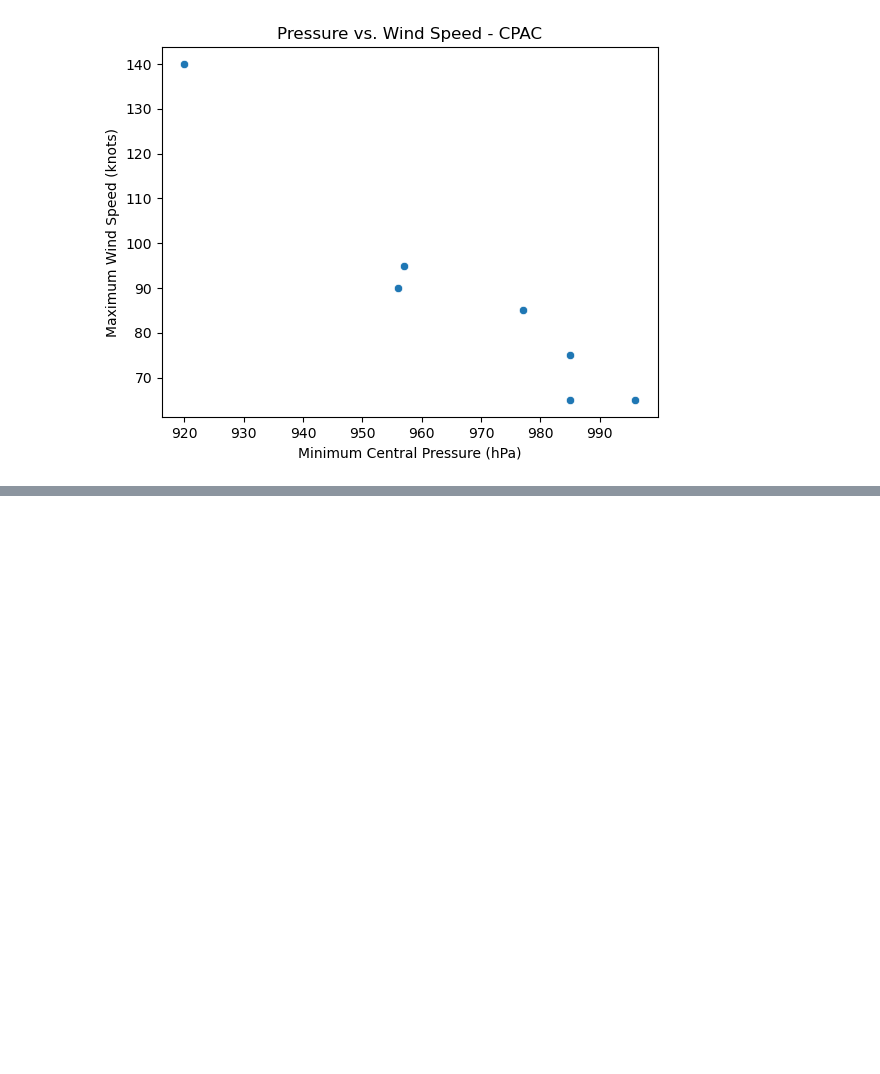
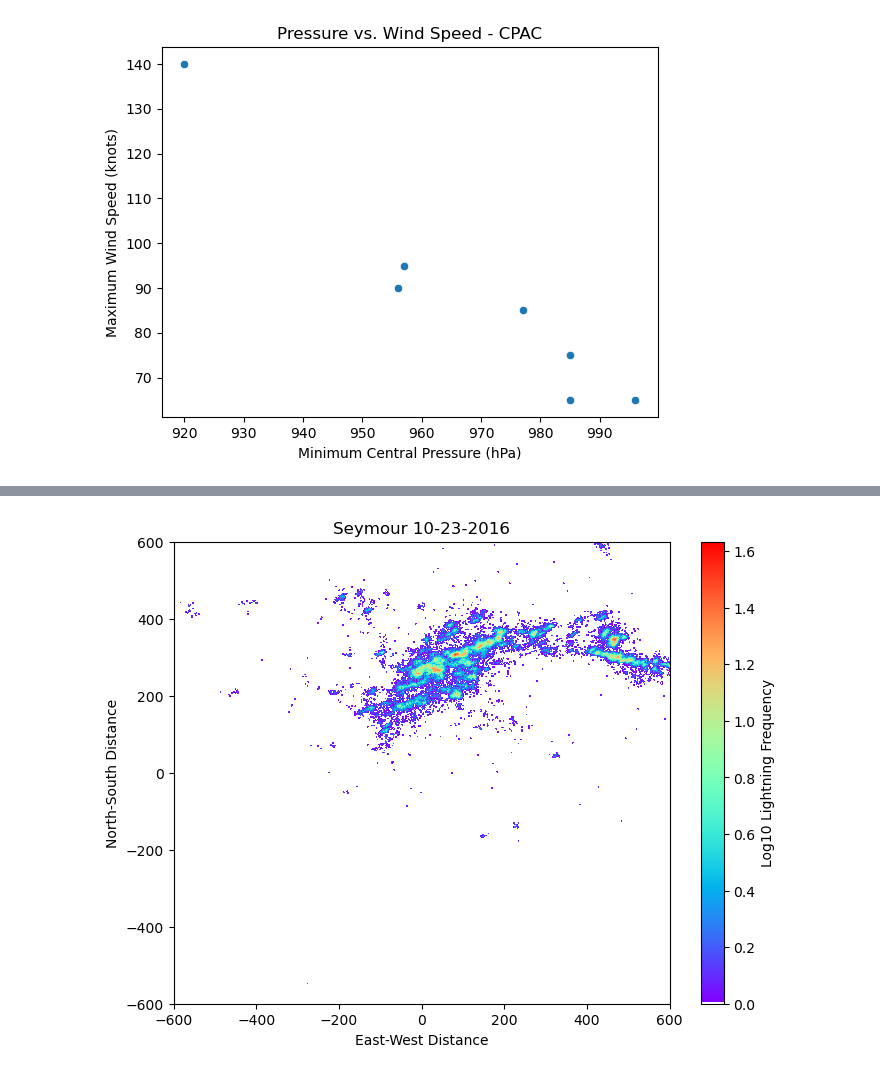
Before and after one commit to aprilggg/Lightning_Analysis_NWRA, a Jupyter notebook: exploratory_analysis.ipynb, the cells around one changed output, grey strips where cells are left out. Drawn from its saved outputs; the diff is of its cells as text; code cells hidden in the pictures; blank space fills up the shorter version.

Commit message:
add storm tracking and lightning density plots

```diff
--- a/exploratory_analysis.ipynb
+++ b/exploratory_analysis.ipynb
@@ -361,0 +369,4 @@ plt.show()
+# %%
+# load wwlln data for lightning density plots
+wwlln_data = pl.read_csv("Filtered_WWLLN_Locations.txt", separator = " ", n_rows=300000) # load only a portion bc of limited memory
+wwlln_data.head()
@@ -361,0 +382,5 @@ plt.show()
+# %%
+# pick out one day for one TC to plot lightning density
+# Seymour
+wwlln_subset = wwlln_data.filter((pl.col("day") == 23) & (pl.col("storm_name") == "Seymour"))
+wwlln_subset.head()
@@ -361,0 +396,31 @@ plt.show()
+# %%
+# plot the lightning density
+x = wwlln_subset["distance_from_storm_center_km_east"]
+y = wwlln_subset["distance_from_storm_center_km_north"]
+
+cmap = ListedColormap(['white'] + plt.cm.rainbow(np.linspace(0, 1, 255)).tolist())
+
+# 2D Histogram (heatmap)
+plt.figure(figsize=(8, 6))
+heatmap, xedges, yedges = np.histogram2d(x, y, bins=1000)  # Adjust bins as needed
+
+heatmap_log = np.log10(heatmap + 1) # log transformation to match the wwlln site
+
+# Plot heatmap
+plt.imshow(
+    heatmap_log.T,  # Transpose because histogram2d flips axes
+    origin='lower',
+    extent=[xedges[0], xedges[-1], yedges[0], yedges[-1]],
+    cmap=cmap,  # Choose a color map (e.g., 'coolwarm', 'viridis')
+    aspect='auto'
+)
+plt.xlim(-600, 600)
+plt.ylim(-600, 600)
+plt.colorbar(label='Log10 Lightning Frequency')
+plt.title('Seymour 10-23-2016')
+plt.xlabel('East-West Distance')
+plt.ylabel('North-South Distance')
+plt.grid(False)
+plt.show()
+# %% [output]
+[figure, added]
```
Also changed, not shown: parts of 13 cells of this notebook.
